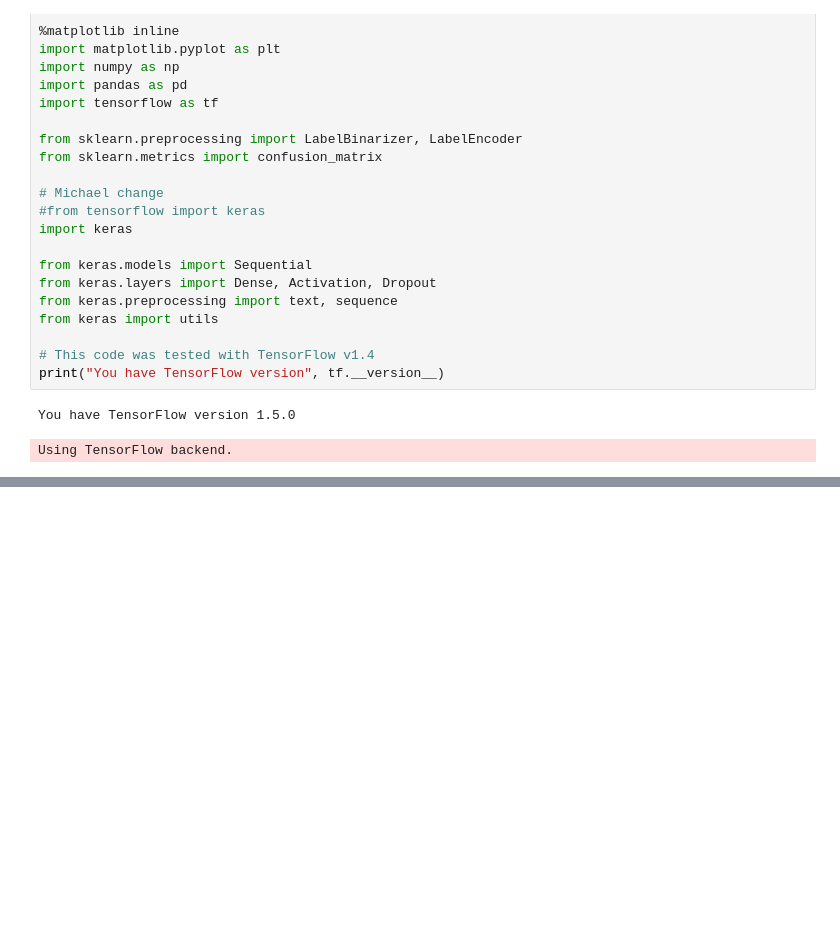
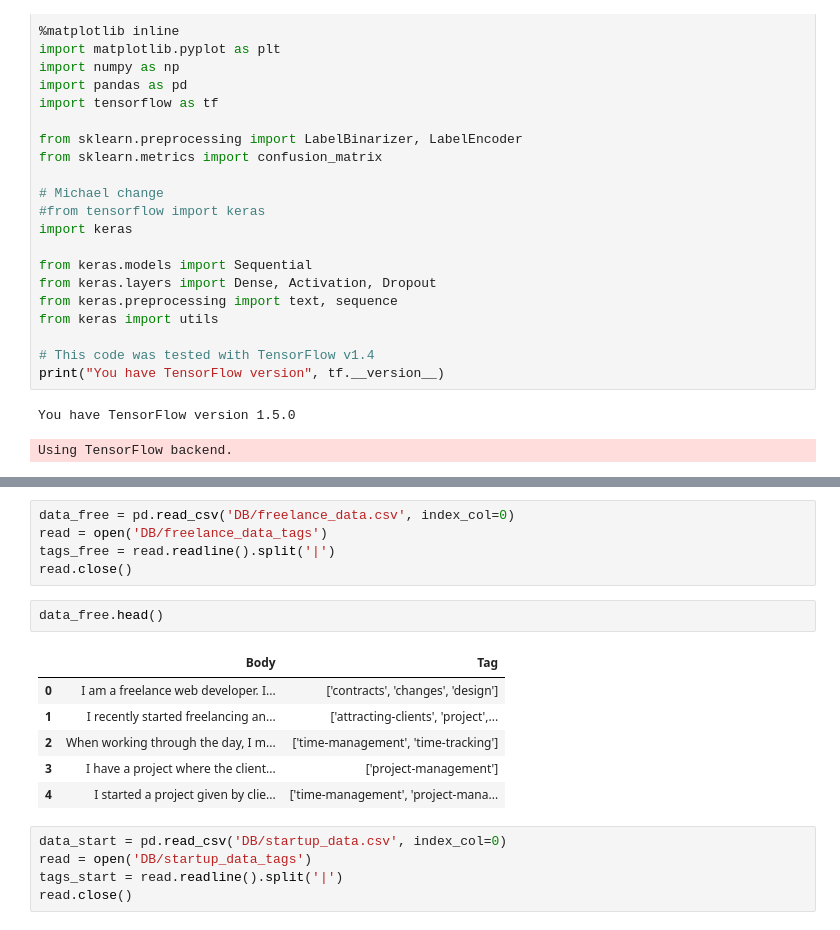
Before and after one commit to yaPhilya/Mentor_Hack, a Jupyter notebook: fixed_network.ipynb, the cells around one changed output, grey strips where cells are left out. Cells and saved outputs as stored; diff of their text form; blank space fills up the shorter version.

```diff
--- a/fixed_network.ipynb
+++ b/fixed_network.ipynb
@@ -207,0 +58,19 @@ out.close()
+# %%
+data_free = pd.read_csv('DB/freelance_data.csv', index_col=0)
+read = open('DB/freelance_data_tags')
+tags_free = read.readline().split('|')
+read.close()
+# %%
+data_free.head()
+# %% [output]
+|  | Body | Tag |
+| 0 | I am a freelance web developer. I... | ['contracts', 'changes', 'design'] |
+| 1 | I recently started freelancing an... | ['attracting-clients', 'project',... |
+| 2 | When working through the day, I m... | ['time-management', 'time-tracking'] |
+| 3 | I have a project where the client... | ['project-management'] |
+| 4 | I started a project given by clie... | ['time-management', 'project-mana... |
+# %%
+data_start = pd.read_csv('DB/startup_data.csv', index_col=0)
+read = open('DB/startup_data_tags')
+tags_start = read.readline().split('|')
+read.close()
```
Also changed, not shown: parts of 46 cells of this notebook.
